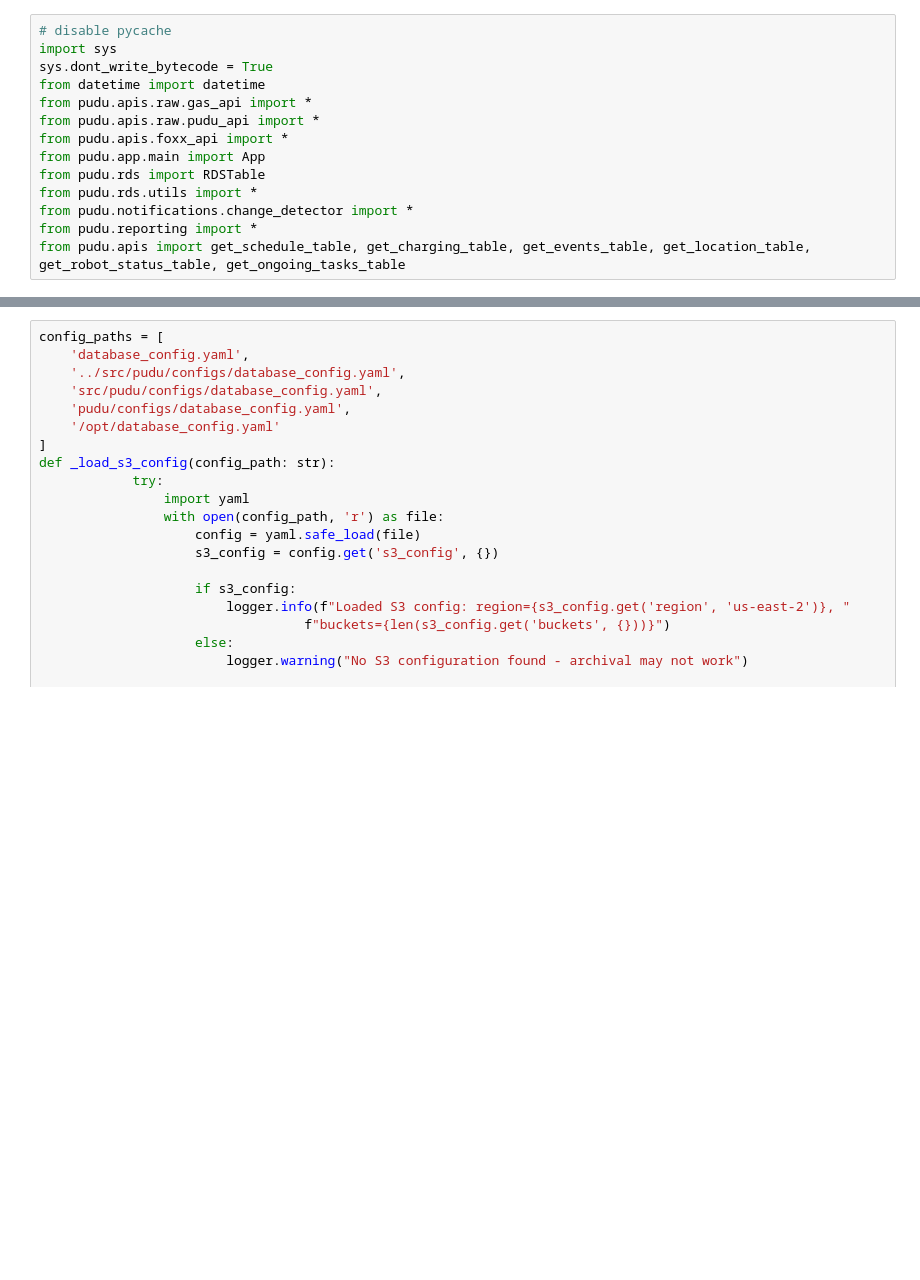
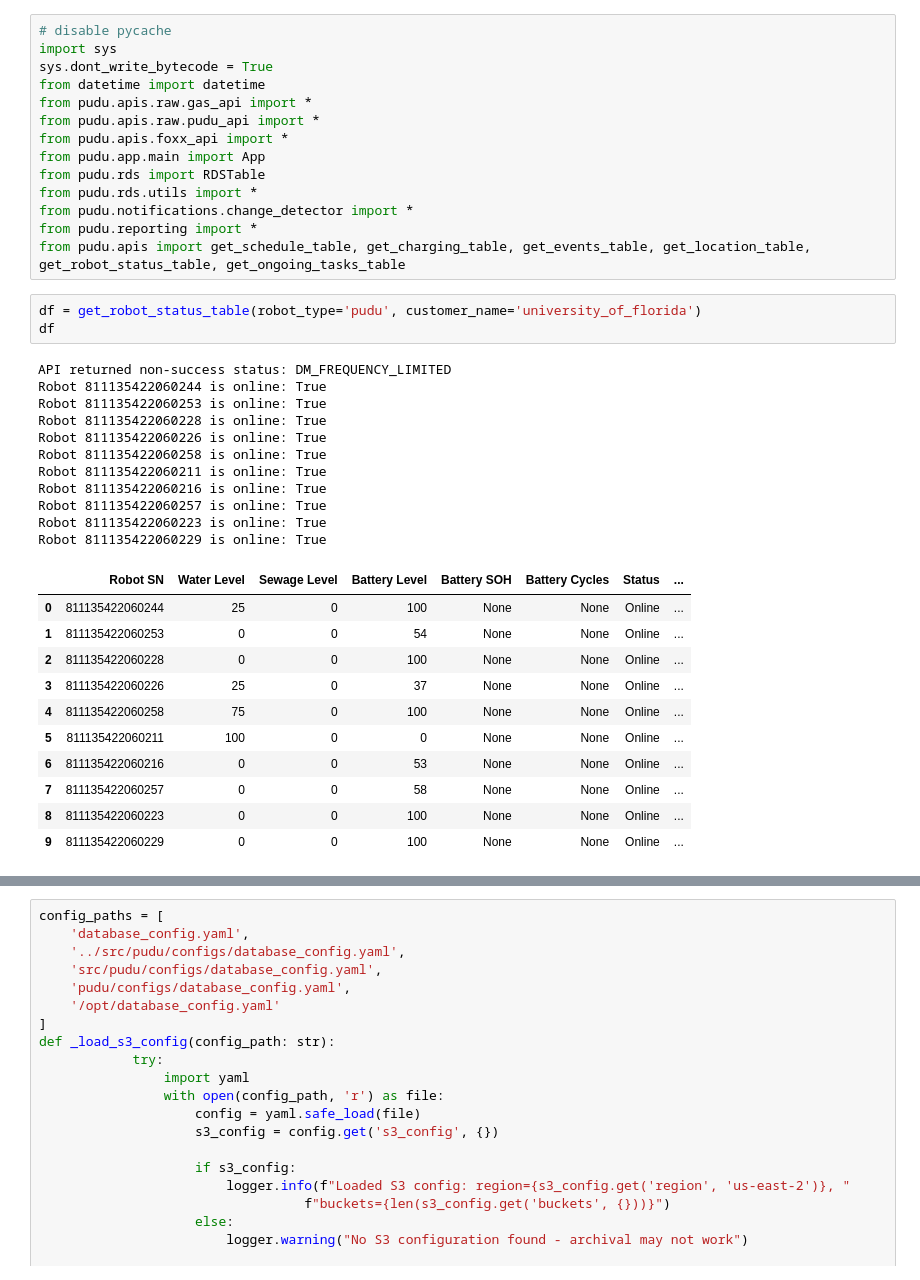
Before and after one commit to CarloCHEN/pudu_robot, a Jupyter notebook: src/ds.ipynb, the cells around one changed output, grey strips where cells are left out. Saved outputs shown, nothing was run; the diff lists cells and outputs as text; blank space fills up the shorter version.

```diff
--- a/src/ds.ipynb
+++ b/src/ds.ipynb
@@ -12,4 +12,30 @@ from pudu.rds.utils import *
 from pudu.notifications.change_detector import *
 from pudu.reporting import *
 from pudu.apis import get_schedule_table, get_charging_table, get_events_table, get_location_table, get_robot_status_table, get_ongoing_tasks_table
+# %%
+df = get_robot_status_table(robot_type='pudu', customer_name='university_of_florida')
+df
+# %% [output]
+API returned non-success status: DM_FREQUENCY_LIMITED
+Robot 811135422060244 is online: True
+Robot 811135422060253 is online: True
+Robot 811135422060228 is online: True
+Robot 811135422060226 is online: True
+Robot 811135422060258 is online: True
+Robot 811135422060211 is online: True
+Robot 811135422060216 is online: True
+Robot 811135422060257 is online: True
+Robot 811135422060223 is online: True
+Robot 811135422060229 is online: True
+|  | Robot SN | Water Level | Sewage Level | Battery Level | Battery SOH | Battery Cycles | Status | ... |
+| 0 | 811135422060244 | 25 | 0 | 100 | None | None | Online | ... |
+| 1 | 811135422060253 | 0 | 0 | 54 | None | None | Online | ... |
+| 2 | 811135422060228 | 0 | 0 | 100 | None | None | Online | ... |
+| 3 | 811135422060226 | 25 | 0 | 37 | None | None | Online | ... |
+| 4 | 811135422060258 | 75 | 0 | 100 | None | None | Online | ... |
+| 5 | 811135422060211 | 100 | 0 | 0 | None | None | Online | ... |
+| 6 | 811135422060216 | 0 | 0 | 53 | None | None | Online | ... |
+| 7 | 811135422060257 | 0 | 0 | 58 | None | None | Online | ... |
+| 8 | 811135422060223 | 0 | 0 | 100 | None | None | Online | ... |
+| 9 | 811135422060229 | 0 | 0 | 100 | None | None | Online | ... |
 # %%
```
Also changed, not shown: parts of 11 cells of this notebook, 41 other files.
